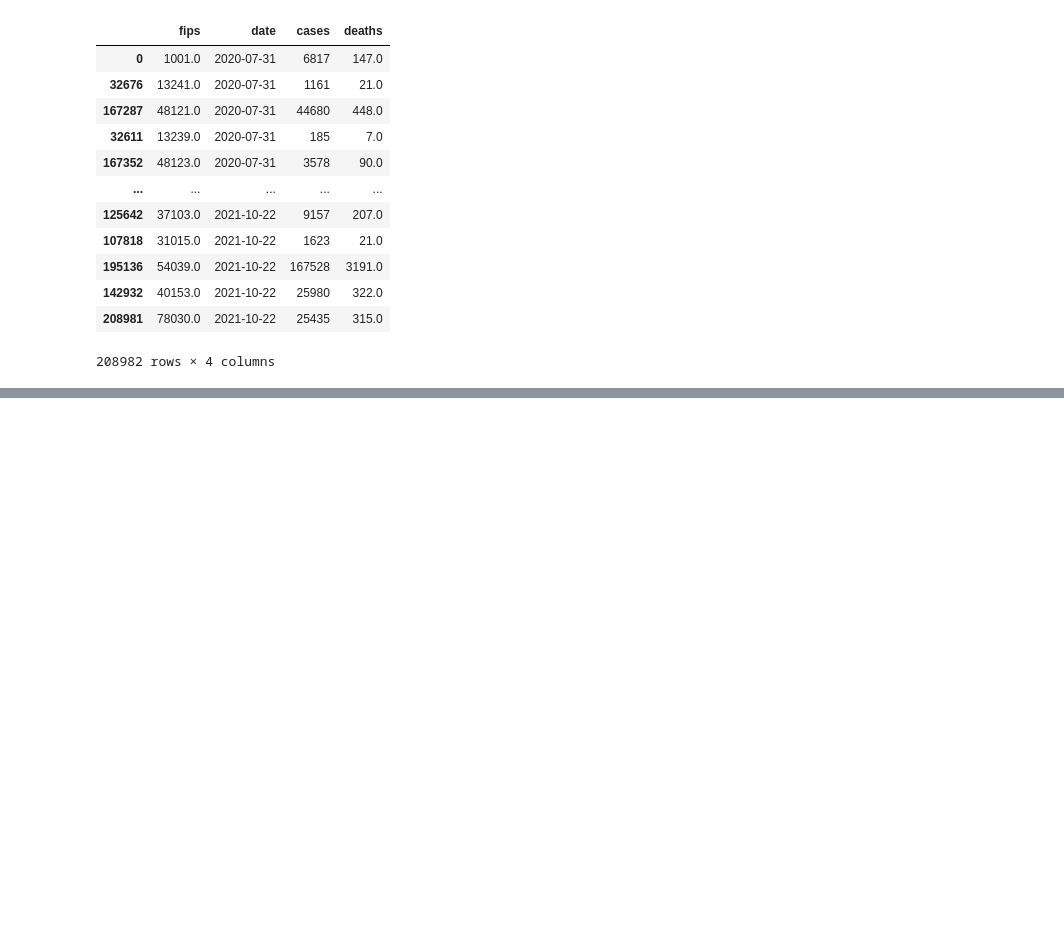
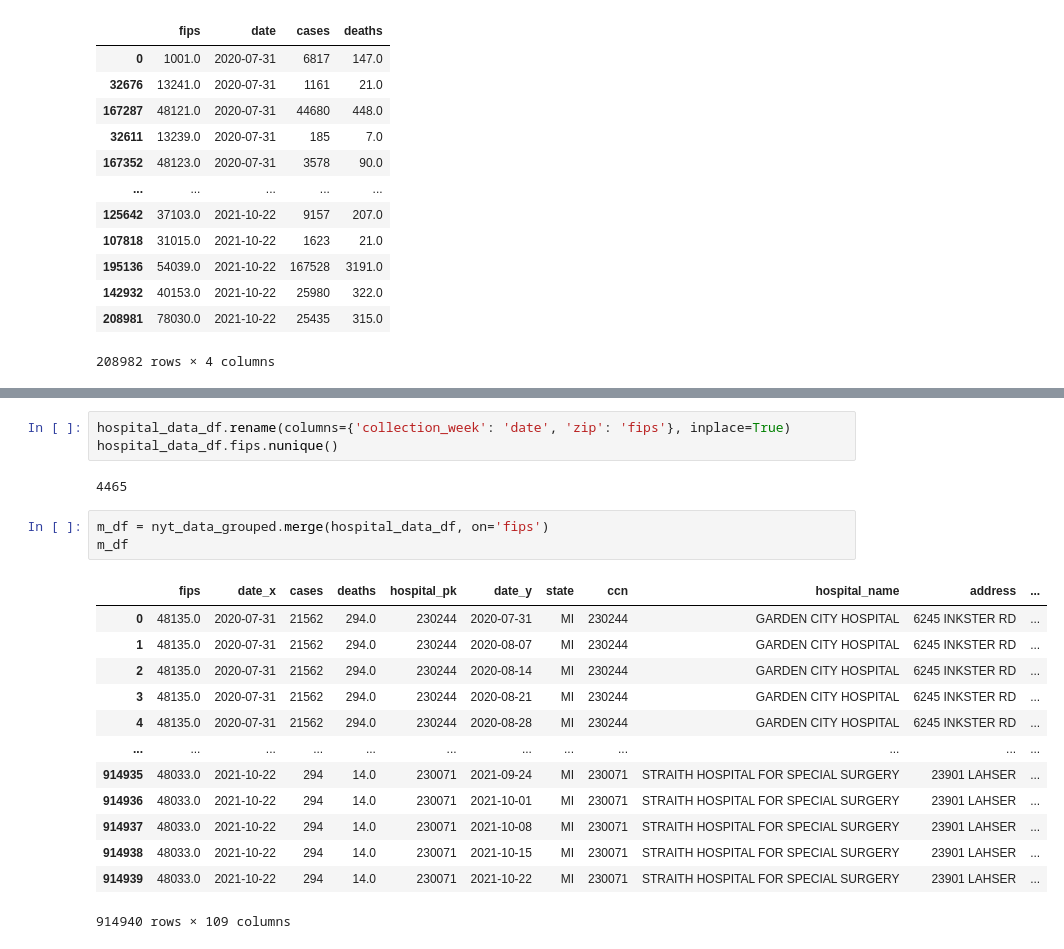
Before and after one commit to philippekerstens/Group-3, a Jupyter notebook: data_exploration.ipynb, the cells around one changed output, grey strips where cells are left out. Saved outputs shown, nothing was run; the diff lists cells and outputs as text; blank space fills up the shorter version.

```diff
--- a/data_exploration.ipynb
+++ b/data_exploration.ipynb
@@ -443,0 +584,22 @@ nyt_data_grouped
+# %%
+hospital_data_df.rename(columns={'collection_week': 'date', 'zip': 'fips'}, inplace=True)
+hospital_data_df.fips.nunique()
+# %% [output]
+4465
+# %%
+m_df = nyt_data_grouped.merge(hospital_data_df, on='fips')
+m_df
+# %% [output]
+|  | fips | date_x | cases | deaths | hospital_pk | date_y | state | ccn | hospital_name | address | ... |
+| 0 | 48135.0 | 2020-07-31 | 21562 | 294.0 | 230244 | 2020-07-31 | MI | 230244 | GARDEN CITY HOSPITAL | 6245 INKSTER RD | ... |
+| 1 | 48135.0 | 2020-07-31 | 21562 | 294.0 | 230244 | 2020-08-07 | MI | 230244 | GARDEN CITY HOSPITAL | 6245 INKSTER RD | ... |
+| 2 | 48135.0 | 2020-07-31 | 21562 | 294.0 | 230244 | 2020-08-14 | MI | 230244 | GARDEN CITY HOSPITAL | 6245 INKSTER RD | ... |
+| 3 | 48135.0 | 2020-07-31 | 21562 | 294.0 | 230244 | 2020-08-21 | MI | 230244 | GARDEN CITY HOSPITAL | 6245 INKSTER RD | ... |
+| 4 | 48135.0 | 2020-07-31 | 21562 | 294.0 | 230244 | 2020-08-28 | MI | 230244 | GARDEN CITY HOSPITAL | 6245 INKSTER RD | ... |
+| ... | ... | ... | ... | ... | ... | ... | ... | ... | ... | ... | ... |
+| 914935 | 48033.0 | 2021-10-22 | 294 | 14.0 | 230071 | 2021-09-24 | MI | 230071 | STRAITH HOSPITAL FOR SPECIAL SURGERY | 23901 LAHSER | ... |
+| 914936 | 48033.0 | 2021-10-22 | 294 | 14.0 | 230071 | 2021-10-01 | MI | 230071 | STRAITH HOSPITAL FOR SPECIAL SURGERY | 23901 LAHSER | ... |
+| 914937 | 48033.0 | 2021-10-22 | 294 | 14.0 | 230071 | 2021-10-08 | MI | 230071 | STRAITH HOSPITAL FOR SPECIAL SURGERY | 23901 LAHSER | ... |
+| 914938 | 48033.0 | 2021-10-22 | 294 | 14.0 | 230071 | 2021-10-15 | MI | 230071 | STRAITH HOSPITAL FOR SPECIAL SURGERY | 23901 LAHSER | ... |
+| 914939 | 48033.0 | 2021-10-22 | 294 | 14.0 | 230071 | 2021-10-22 | MI | 230071 | STRAITH HOSPITAL FOR SPECIAL SURGERY | 23901 LAHSER | ... |
+914940 rows × 109 columns
```
Also changed, not shown: parts of 19 cells of this notebook.
